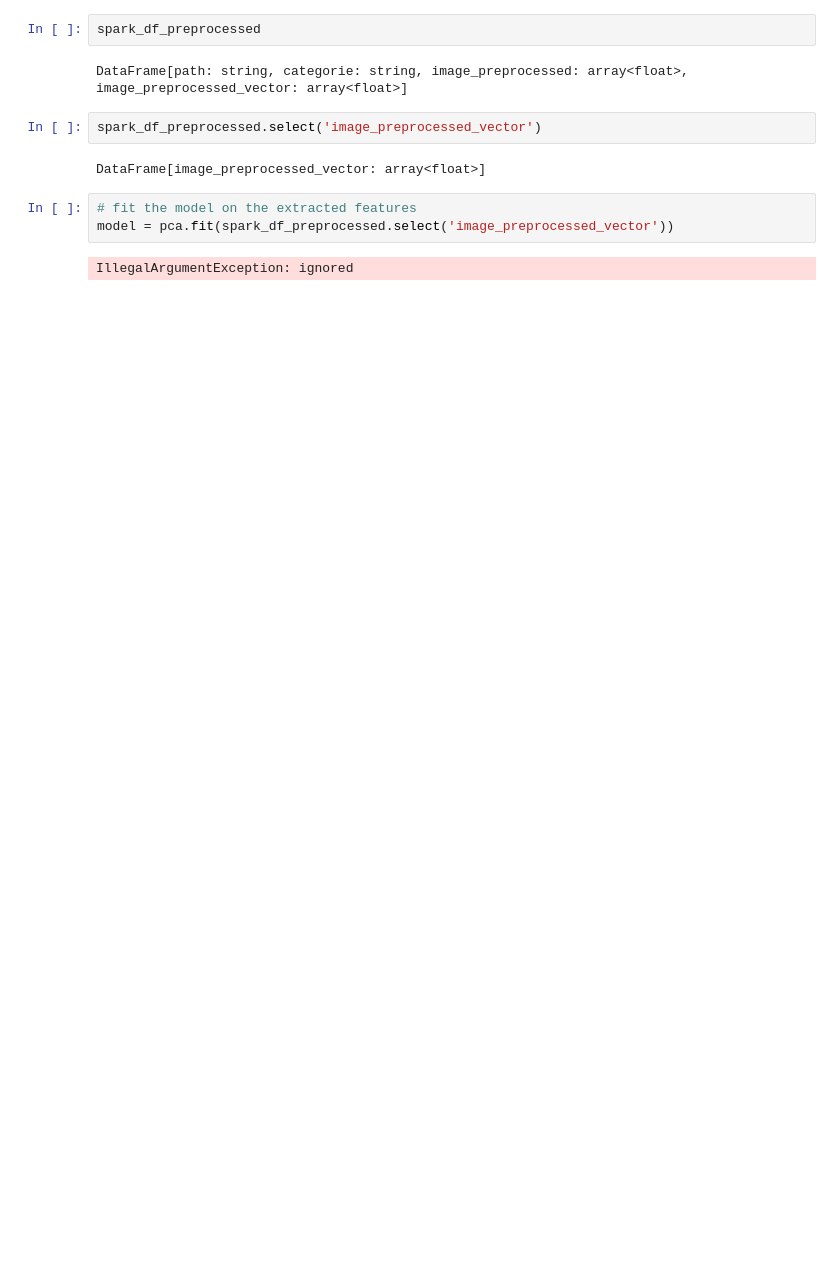
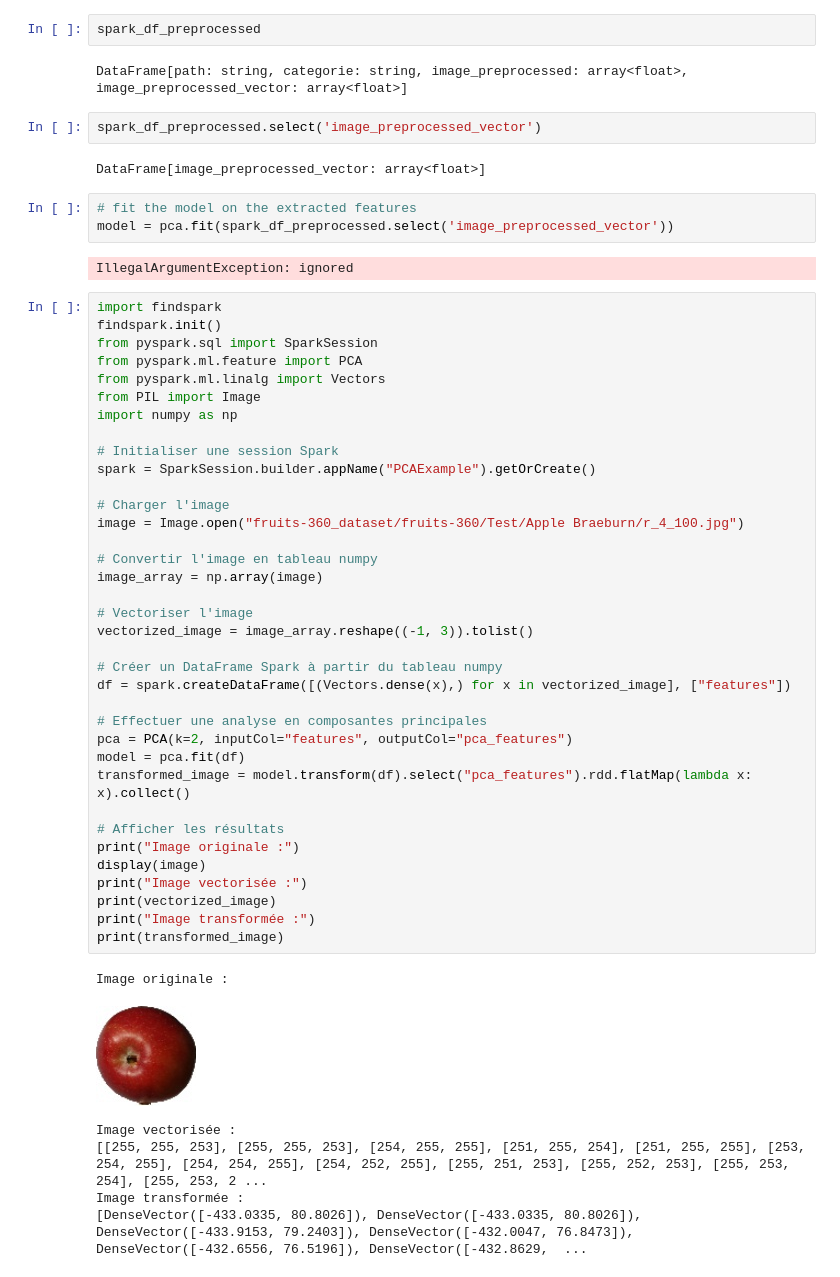
Before and after one commit to wdavid93/OpenClassRoom, a Jupyter notebook: test_spark.ipynb, the cells around one changed output. Cells and saved outputs as stored; diff of their text form; blank space fills up the shorter version.

```diff
--- a/test_spark.ipynb
+++ b/test_spark.ipynb
@@ -320,3 +320,46 @@ DataFrame[image_preprocessed_vector: array<float>]
 model = pca.fit(spark_df_preprocessed.select('image_preprocessed_vector'))
 # %% [output]
 IllegalArgumentException: ignored
+# %%
+import findspark
+findspark.init()
+from pyspark.sql import SparkSession
+from pyspark.ml.feature import PCA
+from pyspark.ml.linalg import Vectors
+from PIL import Image
+import numpy as np
+
+# Initialiser une session Spark
+spark = SparkSession.builder.appName("PCAExample").getOrCreate()
+
+# Charger l'image
+image = Image.open("fruits-360_dataset/fruits-360/Test/Apple Braeburn/r_4_100.jpg")
+
+# Convertir l'image en tableau numpy
+image_array = np.array(image)
+
+# Vectoriser l'image
+vectorized_image = image_array.reshape((-1, 3)).tolist()
+
+# Créer un DataFrame Spark à partir du tableau numpy
+df = spark.createDataFrame([(Vectors.dense(x),) for x in vectorized_image], ["features"])
+
+# Effectuer une analyse en composantes principales
+pca = PCA(k=2, inputCol="features", outputCol="pca_features")
+model = pca.fit(df)
+transformed_image = model.transform(df).select("pca_features").rdd.flatMap(lambda x: x).collect()
+
+# Afficher les résultats
+print("Image originale :")
+display(image)
+print("Image vectorisée :")
+print(vectorized_image)
+print("Image transformée :")
+print(transformed_image)
+# %% [output]
+Image originale :
+[figure, added]
+Image vectorisée :
+[[255, 255, 253], [255, 255, 253], [254, 255, 255], [251, 255, 254], [251, 255, 255], [253, 254, 255], [254, 254, 255], [254, 252, 255], [255, 251, 253], [255, 252, 253], [255, 253, 254], [255, 253, 2 ...
+Image transformée :
+[DenseVector([-433.0335, 80.8026]), DenseVector([-433.0335, 80.8026]), DenseVector([-433.9153, 79.2403]), DenseVector([-432.0047, 76.8473]), DenseVector([-432.6556, 76.5196]), DenseVector([-432.8629,  ...
```
